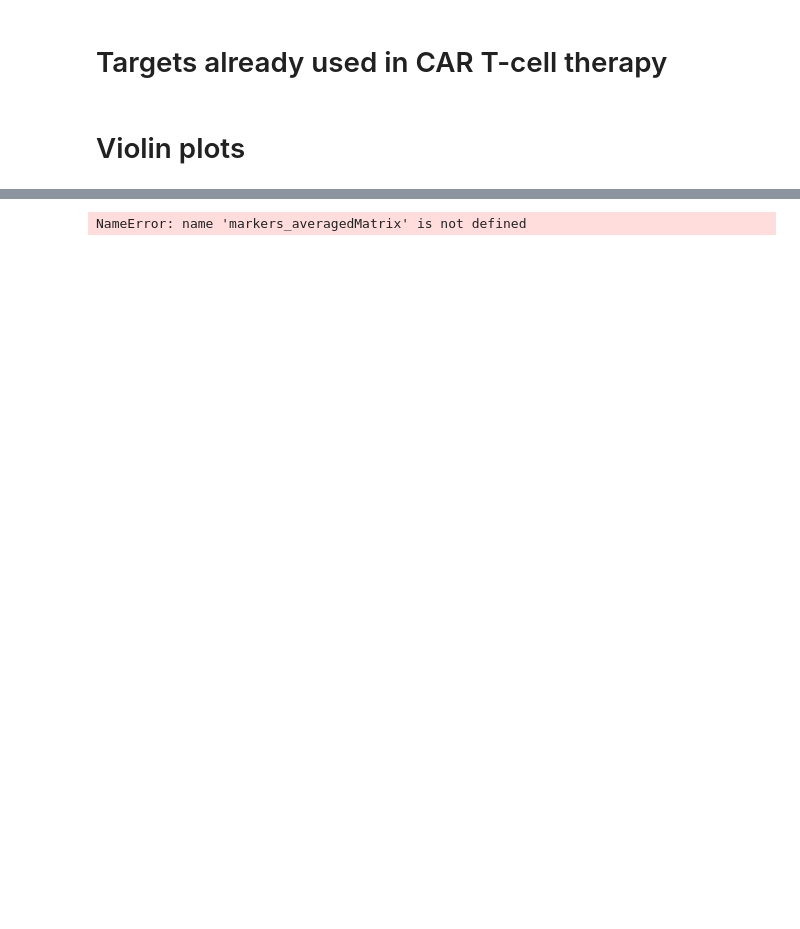
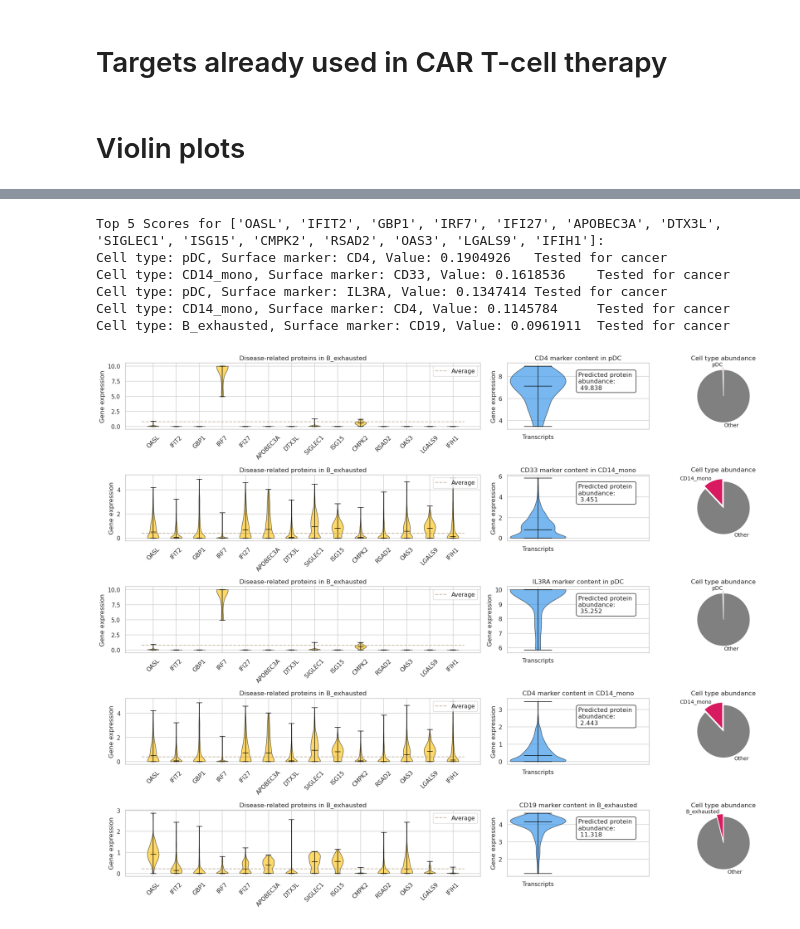
Before and after one commit to Norange01/scRNA-seq_Analysis, a Jupyter notebook: CAR T-Cell Therapy Target Assessment Lupus.ipynb, the cells around one changed output, grey strips where cells are left out. Cells and saved outputs as stored; diff of their text form; code cells hidden in the pictures; blank space fills up the shorter version.

```diff
--- a/CAR T-Cell Therapy Target Assessment Lupus.ipynb
+++ b/CAR T-Cell Therapy Target Assessment Lupus.ipynb
@@ -956,42 +1114,44 @@ import seaborn as sns
 import pandas as pd
 import numpy as np
 
-only_famous_targets=False
+only_famous_targets=True
 n=5
 
 # Assuming the necessary variables (adata, cellMatrix, cellTypes, surf_markers, etc.) are defined elsewhere
 
 # Get top n scores in averagedMatrix with column and index names
 if(only_famous_targets):
-    usedMarkers_averagedMatrix=averagedMatrix.loc[:, averagedMatrix.columns.isin(repurposableTargets)].copy()
-    top_scores = usedMarkers_averagedMatrix.unstack().sort_values(ascending=False).head(n)
+    usedMarkers_scoreMatrix=scoreMatrix.loc[:, scoreMatrix.columns.isin(repurposableTargets)].copy()
+    top_scores = usedMarkers_scoreMatrix.unstack().sort_values(ascending=False).head(n)
 else:
-    top_scores = markers_averagedMatrix.unstack().sort_values(ascending=False).head(n)
+    top_scores = scoreMatrix.unstack().sort_values(ascending=False).head(n)
 
 top_info = [(index[1], index[0], value) for index, value in top_scores.items()]
 
 # Display the top n scores with column and index names
 print("Top " + str(n) + " Scores for " + str(upregProts) + ":")
-fig, axs = plt.subplots(nrows=n, ncols=3, figsize=(18, 3*n), gridspec_kw={'width_ratios': [3, 1,1]})
+fig, axs = plt.subplots(nrows=n, ncols=3, figsize=(18, 3*n), gridspec_kw={'width_ratios': [3, 1.2,0.8]})
 i = 0
 
-for col, idx, val in top_info:
-    if idx in repurposableTargets:
+for cell_t, marker, score in top_info:
+    if marker in repurposableTargets:
         repurp = "\tTested for cancer"
     else:
         repurp = ""
 
     # Get the data to be plotted in the violin plot
-    violin_data_1 = [cellMatrix.loc[cellMatrix['cell_type'] == col, prot] for prot in upregProts]
-    violin_data_2 = markers_averagedMatrix.loc[col, :].dropna()
+    violin_data_1 = [cellMatrix.loc[cellMatrix['cell_type'] == cell_t, prot] for prot in upregProts]
+    violin_data_2 = cellMatrix.loc[cellMatrix['cell_type'] == cell_t, marker]
 
     # Plot the combined violin plot for multiple upregProts
     violin_parts_1 = axs[i, 0].violinplot(violin_data_1, showmedians=True, showextrema=True)
     axs[i, 0].set_xticks(np.arange(1, len(upregProts) + 1))
-    axs[i, 0].set_xticklabels(upregProts)
+    axs[i, 0].set_xticklabels(upregProts, rotation=45)
     axs[i, 0].set_title("Disease-related proteins in " + col)
     axs[i, 0].set_ylabel("Gene expression")
 
+    axs[i, 0].plot([0.5, len(upregProts)+0.5], [averagedMatrix.loc[cell_t, upregProts].mean(), averagedMatrix.loc[cell_t, upregProts].mean()], linestyle='dashed', color='#AB916D', alpha=0.6, label="Average")
+    axs[i, 0].legend()
     # Customize violin plot colors
     for j, pc in enumerate(violin_parts_1['bodies']):
         pc.set_facecolor('#FFC107')
@@ -1000,41 +1160,49 @@ for col, idx, val in top_info:
 
     for partname in ('cbars', 'cmins', 'cmaxes', 'cmedians'):
         vp = violin_parts_1[partname]
         vp.set_edgecolor('black')
         vp.set_linewidth(1)
 
     # Plot the second violin plot
     violin_parts_2 = axs[i, 1].violinplot([violin_data_2], showmedians=True, showextrema=True)
-    axs[i, 1].set_xticks([1])
-    axs[i, 1].set_xticklabels([idx])
-    axs[i, 1].set_title(idx + " marker content in " + col)
+    axs[i, 1].set_xticks([1, 2])
+    axs[i, 1].set_xticklabels(["Transcripts", ""])
+    axs[i, 1].set_title(marker + " marker content in " + cell_t)
     axs[i, 1].set_ylabel("Gene expression")
+
+    axs[i, 1].annotate(f"Predicted protein \nabundance:\n{abundanceMatrix.loc[cell_t, marker]: .3f}", xy=(0.5, 0.6), xycoords=axs[i, 1].transAxes, bbox=dict(boxstyle="round", fc="w", edgecolor='k'))
 
     for pc in violin_parts_2['bodies']:
         pc.set_facecolor('#1E88E5')
         pc.set_edgecolor('black')
         pc.set_alpha(0.6)
 
     for partname in ('cbars', 'cmins', 'cmaxes', 'cmedians'):
         vp = violin_parts_2[partname]
         vp.set_edgecolor('black')
         vp.set_linewidth(1)
 
     # Plot the pie chart
-    piechart = axs[i, 2].pie([sums_norm[cellTypes.index(col)], 1 - sums_norm[cellTypes.index(col)]],
-                             labels=[col, "Other"], colors=['#D81B60', 'grey'],
+    piechart = axs[i, 2].pie([sums[cellTypes.index(cell_t)], 1 - sums[cellTypes.index(cell_t)]],
+                             labels=[cell_t, "Other"], colors=['#D81B60', 'grey'],
                              startangle=90, explode=[0.1, 0],
                              textprops={'size': 'smaller'})
     axs[i, 2].set_title("Cell type abundance")
 
-    print(f"Cell type: {col}, Surface marker: {idx}, Value: {val:.7f}" + repurp)
+    print(f"Cell type: {cell_t}, Surface marker: {marker}, Value: {score:.7f}" + repurp)
     i += 1
 
 plt.tight_layout()
 plt.show()
-fig.savefig(dataset + "_" + upregProt + "_violin.png")
+fig.savefig(dataset + "_" + upregProt + "_violin.png", bbox_inches='tight')
 # %% [output]
-NameError: name 'markers_averagedMatrix' is not defined
+Top 5 Scores for ['OASL', 'IFIT2', 'GBP1', 'IRF7', 'IFI27', 'APOBEC3A', 'DTX3L', 'SIGLEC1', 'ISG15', 'CMPK2', 'RSAD2', 'OAS3', 'LGALS9', 'IFIH1']:
+Cell type: pDC, Surface marker: CD4, Value: 0.1904926   Tested for cancer
+Cell type: CD14_mono, Surface marker: CD33, Value: 0.1618536    Tested for cancer
+Cell type: pDC, Surface marker: IL3RA, Value: 0.1347414 Tested for cancer
+Cell type: CD14_mono, Surface marker: CD4, Value: 0.1145784     Tested for cancer
+Cell type: B_exhausted, Surface marker: CD19, Value: 0.0961911  Tested for cancer
+[figure, added]
 # %%
 import numpy as np
 import matplotlib.pyplot as plt
```
Also changed, not shown: parts of 39 cells of this notebook.
